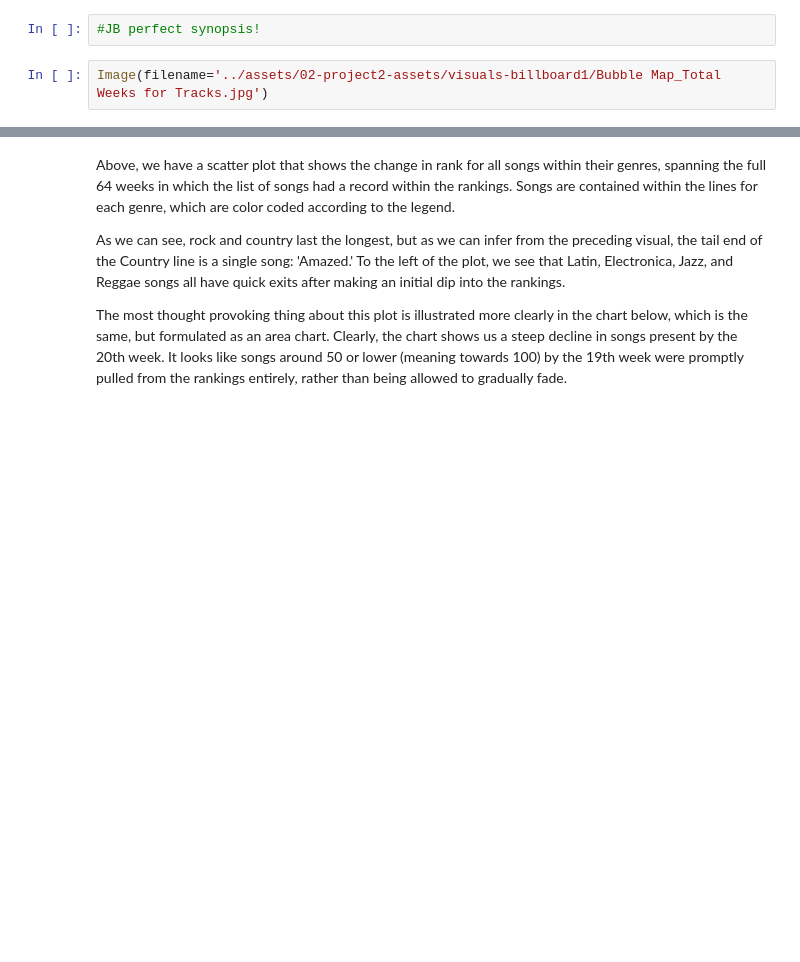
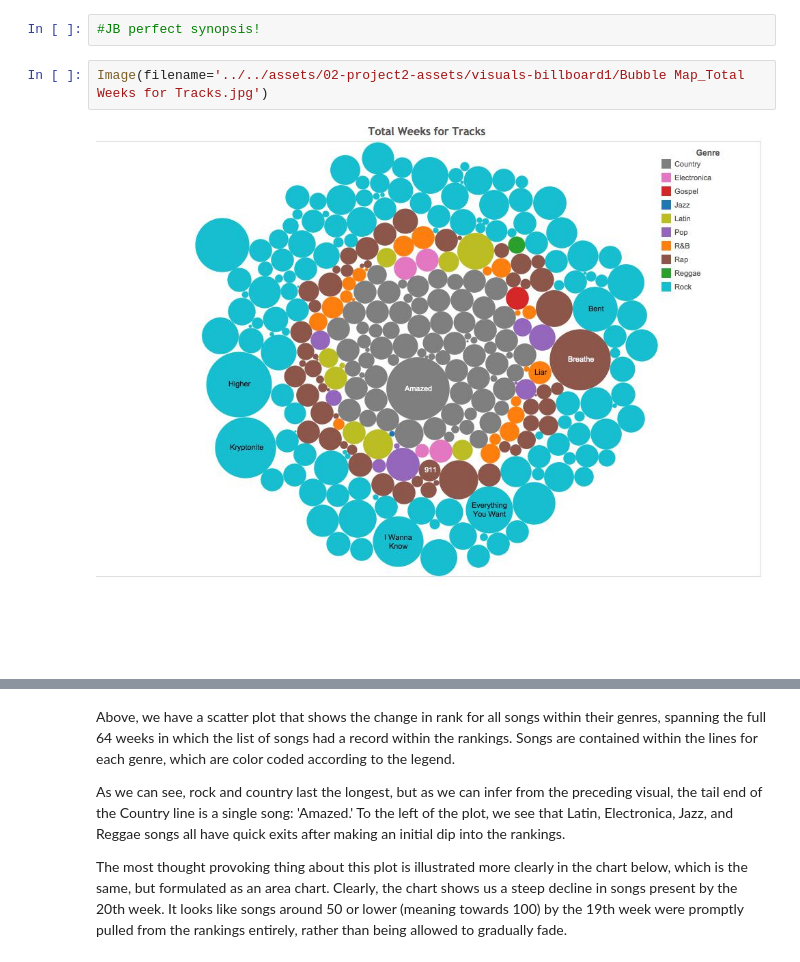
Before and after one commit to revirevy/mike1, a Jupyter notebook: 01-projects/notebooks/project-2/project2-billboard_hits-Graded.ipynb, the cells around one changed output, grey strips where cells are left out. Cells and saved outputs as stored; diff of their text form; blank space fills up the shorter version.

Commit message:
Project 2 Updates

```diff
--- a/01-projects/notebooks/project-2/project2-billboard_hits-Graded.ipynb
+++ b/01-projects/notebooks/project-2/project2-billboard_hits-Graded.ipynb
@@ -150,7 +149,9 @@ Another interesting thing to note is the grouping of country songs. While there
 # %%
 #JB perfect synopsis!
 # %%
-Image(filename='../assets/02-project2-assets/visuals-billboard1/Bubble Map_Total Weeks for Tracks.jpg')
+Image(filename='../../assets/02-project2-assets/visuals-billboard1/Bubble Map_Total Weeks for Tracks.jpg')
+# %% [output]
+[figure, added]
 # %%
 ax = sns.factorplot(x="Week", y="Rank", hue="Genre", data=df1, kind="point", legend_out=False,size=8, aspect=4)
 legend = plt.legend(fontsize="x-large")
```
Also changed, not shown: parts of 9 cells of this notebook, 49 other files.
